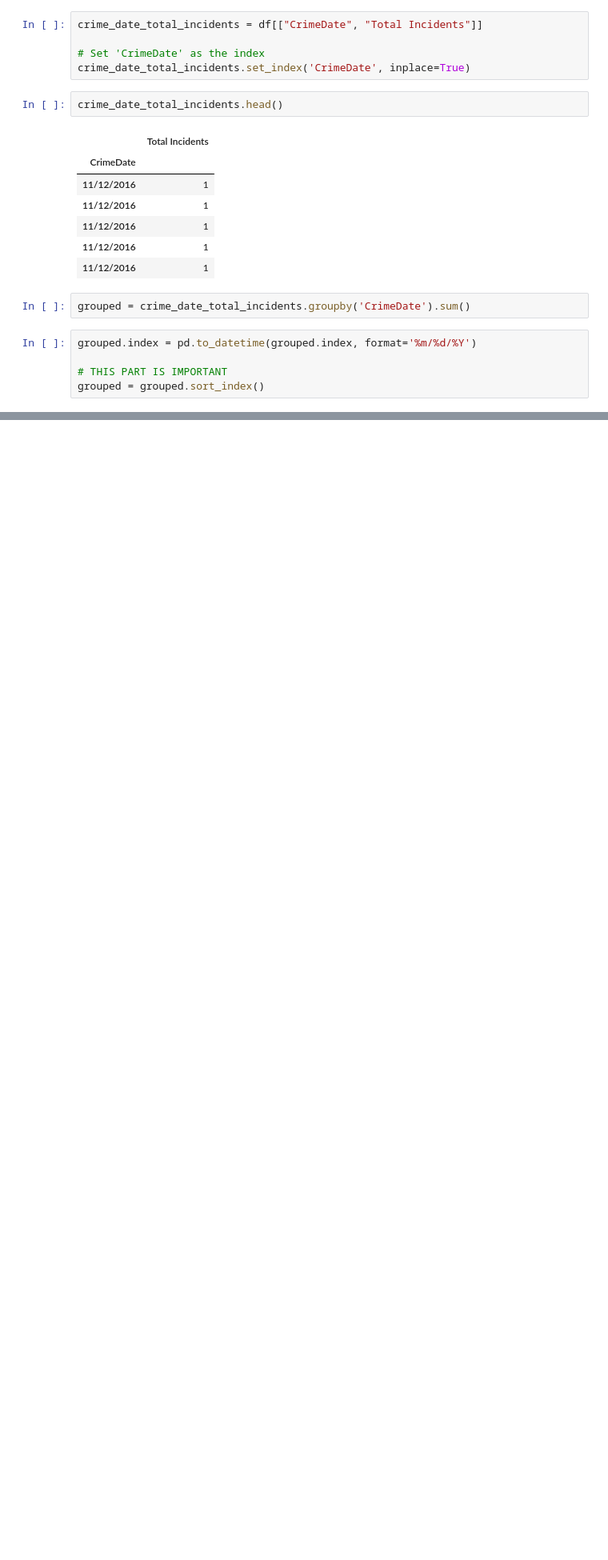
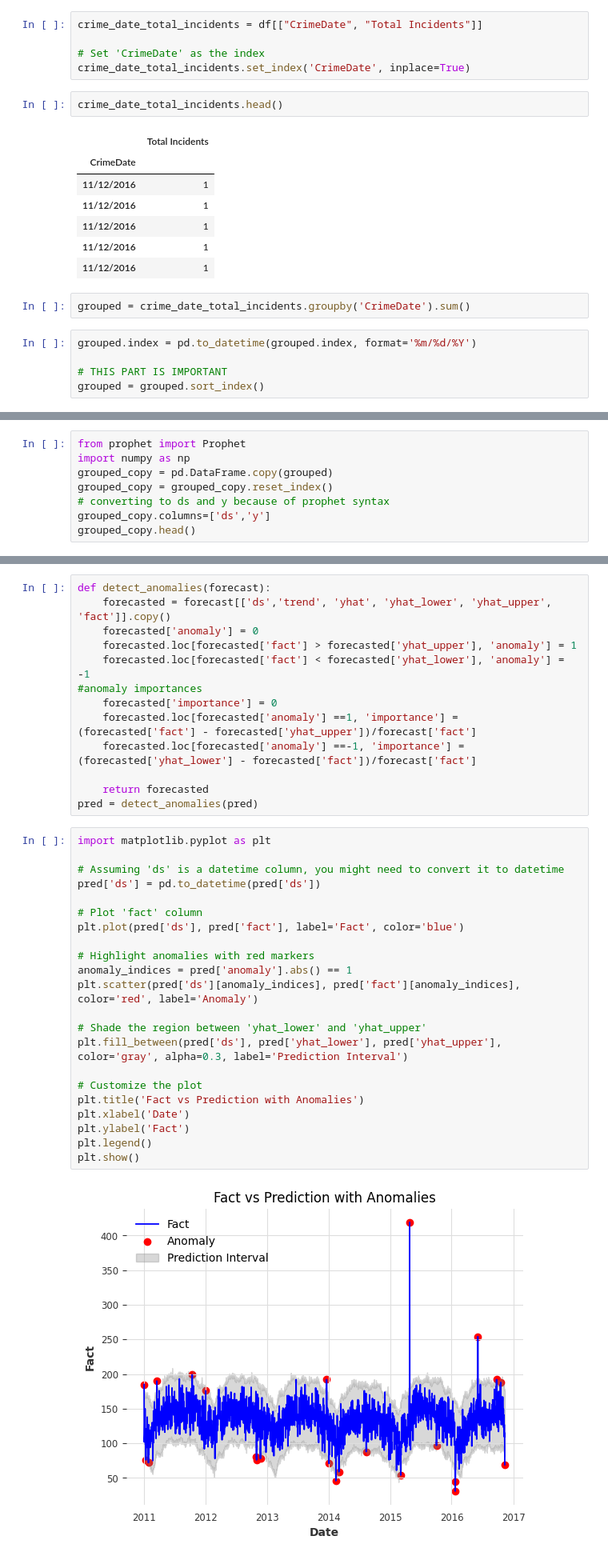
Before and after one commit to 13333333333333/India-Vix, a Jupyter notebook: Baltimore Crime Rate/src/Baltimore Crime Rate Forecast.ipynb, the cells around one changed output, grey strips where cells are left out. Shown at 80% size. Cells and saved outputs as stored; diff of their text form; blank space fills up the shorter version.

Commit message:
outlier detection

```diff
--- a/Baltimore Crime Rate/src/Baltimore Crime Rate Forecast.ipynb
+++ b/Baltimore Crime Rate/src/Baltimore Crime Rate Forecast.ipynb
@@ -130,0 +153,8 @@ We can observe a decreasing trend in the 1 month horizon
+# %%
+from prophet import Prophet
+import numpy as np
+grouped_copy = pd.DataFrame.copy(grouped)
+grouped_copy = grouped_copy.reset_index()
+# converting to ds and y because of prophet syntax
+grouped_copy.columns=['ds','y']
+grouped_copy.head()
@@ -130,0 +201,37 @@ We can observe a decreasing trend in the 1 month horizon
+# %%
+def detect_anomalies(forecast):
+    forecasted = forecast[['ds','trend', 'yhat', 'yhat_lower', 'yhat_upper', 'fact']].copy()
+    forecasted['anomaly'] = 0
+    forecasted.loc[forecasted['fact'] > forecasted['yhat_upper'], 'anomaly'] = 1
+    forecasted.loc[forecasted['fact'] < forecasted['yhat_lower'], 'anomaly'] = -1
+#anomaly importances
+    forecasted['importance'] = 0
+    forecasted.loc[forecasted['anomaly'] ==1, 'importance'] = (forecasted['fact'] - forecasted['yhat_upper'])/forecast['fact']
+    forecasted.loc[forecasted['anomaly'] ==-1, 'importance'] = (forecasted['yhat_lower'] - forecasted['fact'])/forecast['fact']
+
+    return forecasted
+pred = detect_anomalies(pred)
+# %%
+import matplotlib.pyplot as plt
+
+# Assuming 'ds' is a datetime column, you might need to convert it to datetime
+pred['ds'] = pd.to_datetime(pred['ds'])
+
+# Plot 'fact' column
+plt.plot(pred['ds'], pred['fact'], label='Fact', color='blue')
+
+# Highlight anomalies with red markers
+anomaly_indices = pred['anomaly'].abs() == 1
+plt.scatter(pred['ds'][anomaly_indices], pred['fact'][anomaly_indices], color='red', label='Anomaly')
+
+# Shade the region between 'yhat_lower' and 'yhat_upper'
+plt.fill_between(pred['ds'], pred['yhat_lower'], pred['yhat_upper'], color='gray', alpha=0.3, label='Prediction Interval')
+
+# Customize the plot
+plt.title('Fact vs Prediction with Anomalies')
+plt.xlabel('Date')
+plt.ylabel('Fact')
+plt.legend()
+plt.show()
+# %% [output]
+[figure, added]
```
Also changed, not shown: parts of 23 cells of this notebook, 3 other files.
